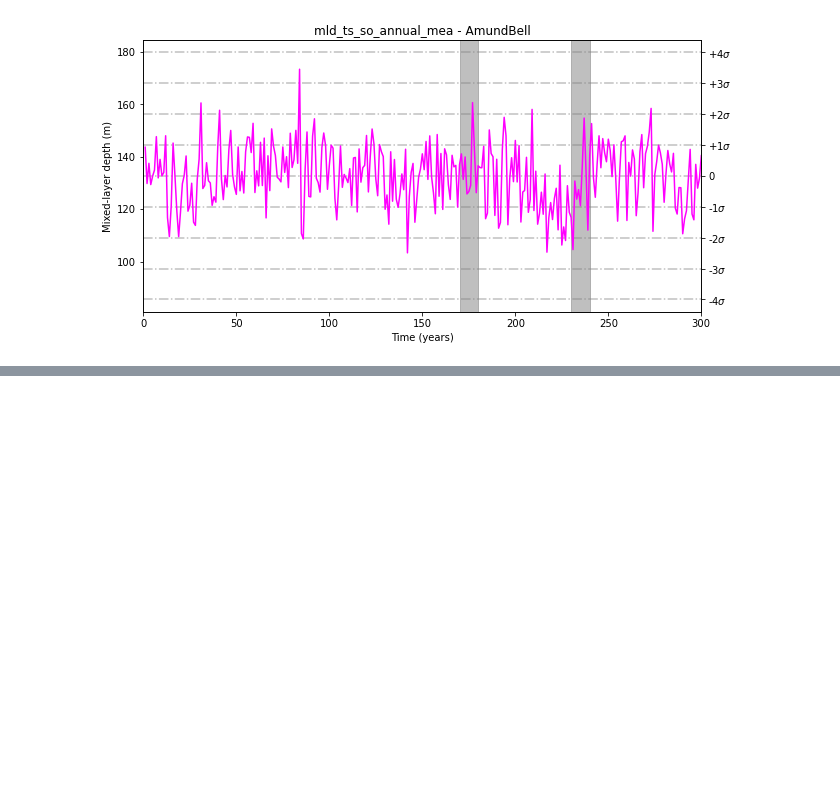
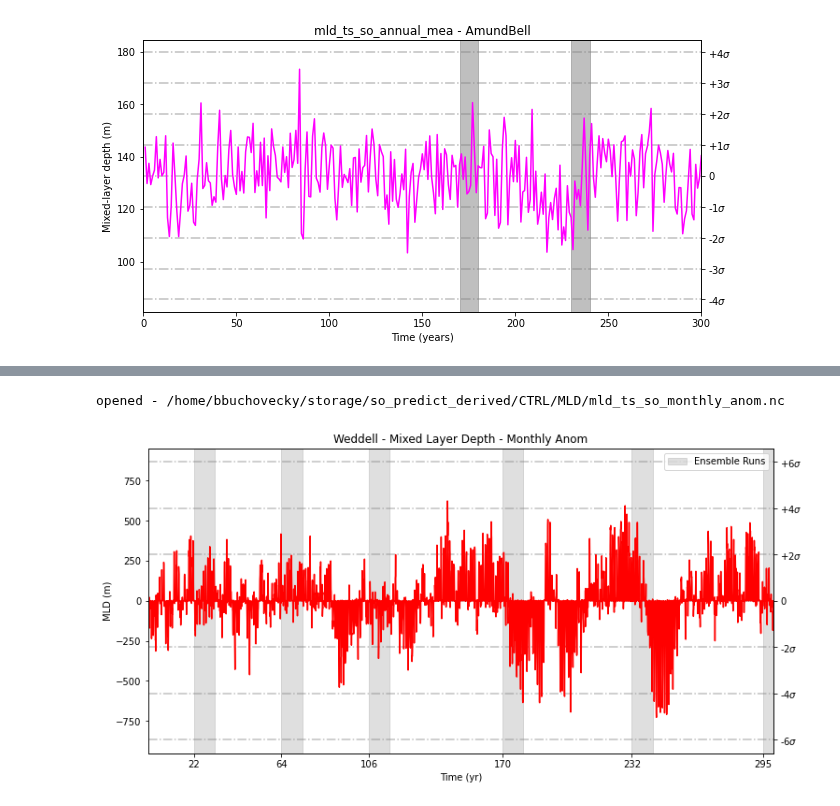
Before and after one commit to bbuchovecky/hmei, a Jupyter notebook: notebooks/convective_state_analysis.ipynb, the cells around one changed output, grey strips where cells are left out. Cells and saved outputs as stored; diff of their text form; code cells hidden in the pictures; blank space fills up the shorter version.

```diff
--- a/notebooks/convective_state_analysis.ipynb
+++ b/notebooks/convective_state_analysis.ipynb
@@ -192,0 +311,5 @@ opened - /home/bbuchovecky/storage/so_predict_derived/CTRL/SFC_BIOMASS/sfc_bioma
+# %%
+plot_stdev('mld', 'Weddell', timescale='monthly', metric='anom');
+# %% [output]
+opened - /home/bbuchovecky/storage/so_predict_derived/CTRL/MLD/mld_ts_so_monthly_anom.nc
+[figure, added]
```
Also changed, not shown: parts of 21 cells of this notebook.
